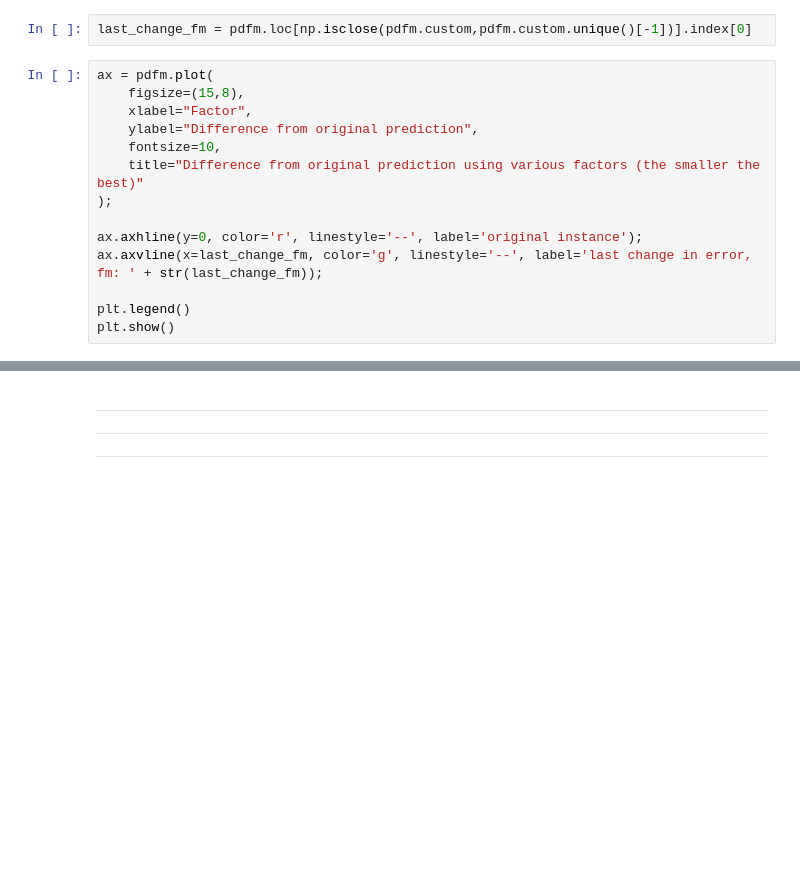
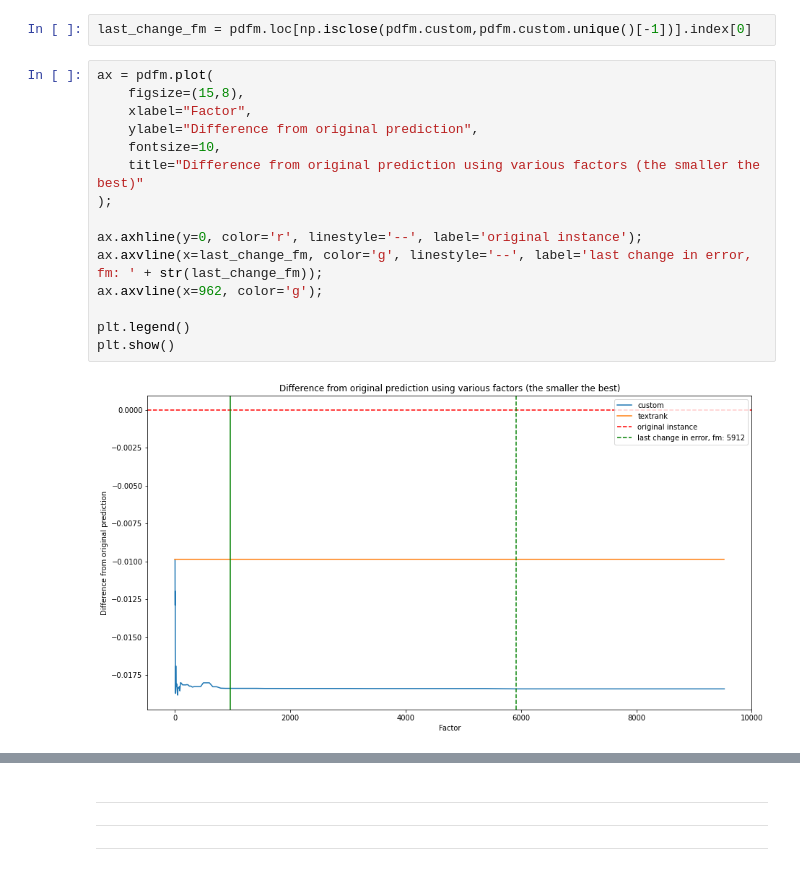
Before and after one commit to tomasMizera/dt-ai-explanation, a Jupyter notebook: notebooks/lime/visualize-big-fp.ipynb, the cells around one changed output, grey strips where cells are left out. Cells and saved outputs as stored; diff of their text form; blank space fills up the shorter version.

```diff
--- a/notebooks/lime/visualize-big-fp.ipynb
+++ b/notebooks/lime/visualize-big-fp.ipynb
@@ -201,17 +250,20 @@ last_change_fm = pdfm.loc[np.isclose(pdfm.custom,pdfm.custom.unique()[-1])].inde
 # %%
 ax = pdfm.plot(
     figsize=(15,8),
     xlabel="Factor",
     ylabel="Difference from original prediction",
     fontsize=10,
     title="Difference from original prediction using various factors (the smaller the best)"
 );
 
 ax.axhline(y=0, color='r', linestyle='--', label='original instance');
 ax.axvline(x=last_change_fm, color='g', linestyle='--', label='last change in error, fm: ' + str(last_change_fm));
+ax.axvline(x=962, color='g');
 
 plt.legend()
 plt.show()
+# %% [output]
+[figure, added]
 # %%
 ax = pdfm[:50].plot(
     figsize=(15,8),
```
Also changed, not shown: parts of 23 cells of this notebook.
